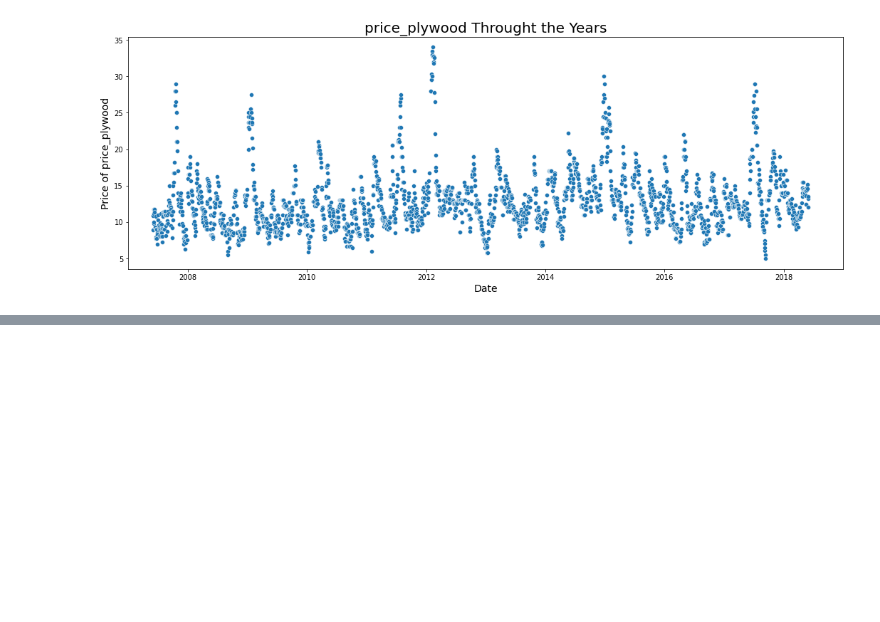
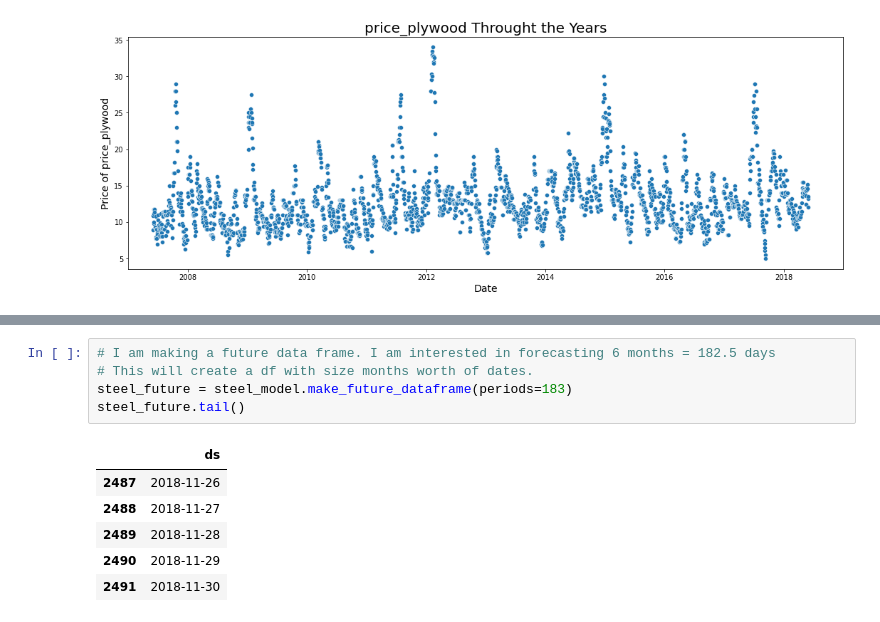
Before and after one commit to BlitzenPrancer/Core-Construction-Material-Cost-Forecasting-Project, a Jupyter notebook: Core_Construction_Material_Cost_Forecasting_Project.ipynb, the cells around one changed output, grey strips where cells are left out. Saved outputs shown, nothing was run; the diff lists cells and outputs as text; blank space fills up the shorter version.

```diff
--- a/Core_Construction_Material_Cost_Forecasting_Project.ipynb
+++ b/Core_Construction_Material_Cost_Forecasting_Project.ipynb
@@ -97,0 +146,12 @@ for col in features.columns:
+# %%
+# I am making a future data frame. I am interested in forecasting 6 months = 182.5 days
+# This will create a df with size months worth of dates.
+steel_future = steel_model.make_future_dataframe(periods=183)
+steel_future.tail()
+# %% [output]
+|  | ds |
+| 2487 | 2018-11-26 |
+| 2488 | 2018-11-27 |
+| 2489 | 2018-11-28 |
+| 2490 | 2018-11-29 |
+| 2491 | 2018-11-30 |
```
Also changed, not shown: parts of 8 cells of this notebook.
